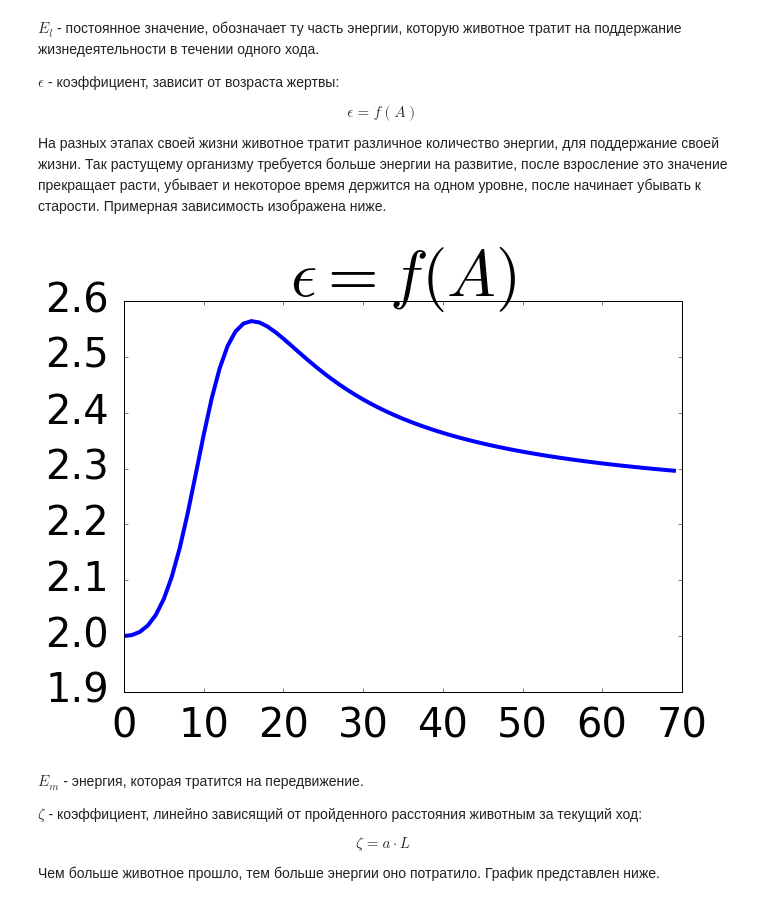
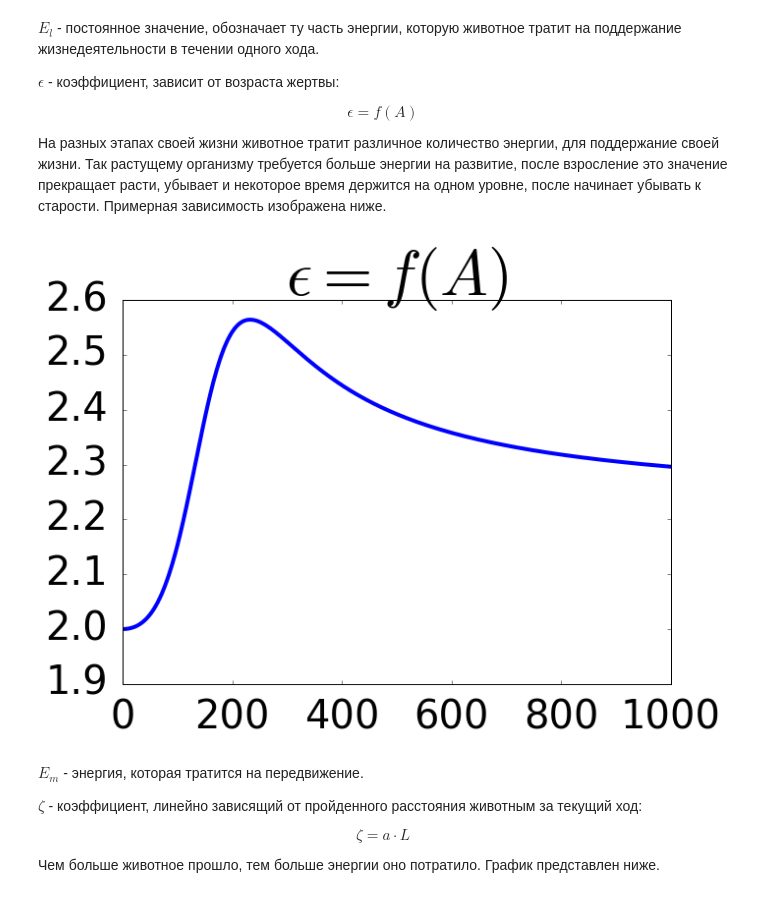
Before and after one commit to Zhuikov/predator-prey, a Jupyter notebook: notebooks/LifeModel.ipynb, the cells around one changed output. Cells and saved outputs as stored; diff of their text form; code cells hidden in the pictures.

```diff
--- a/notebooks/LifeModel.ipynb
+++ b/notebooks/LifeModel.ipynb
@@ -117,21 +117,21 @@ $$
 # %%
 def epsilon_f(x):
     return (x**3)/((4.5*x**3) - (14*x**2) + 18*x - 0.1) + 2
 
-t = np.arange(0, 70)
-epsilon = epsilon_f(np.linspace(0, 11, 70))
+t = np.arange(0, 1000)
+epsilon = epsilon_f(np.linspace(0, 11, 1000))
 plt.figure(figsize=(10, 7))
 plt.plot(t, epsilon, 'b', lw=4)
 plt.title(r'$\epsilon = f(A)$', fontsize=65)
 #plt.xlabel(r'$A$', fontsize=24, style='oblique')
 #plt.ylabel(r'$\epsilon$', fontsize=24, style='oblique', rotation=0)
 plt.tick_params(axis='both', which='major', pad=15)
 plt.xticks(fontsize=40)
 plt.yticks(fontsize=40)
 plt.show()
 #TODO доделать
 # %% [output]
-[figure, old version]
+[figure, new version]
 # %% [markdown]
 $E_m$ - энергия, которая тратится на передвижение.
 
```
Also changed, not shown: parts of 5 cells of this notebook.
